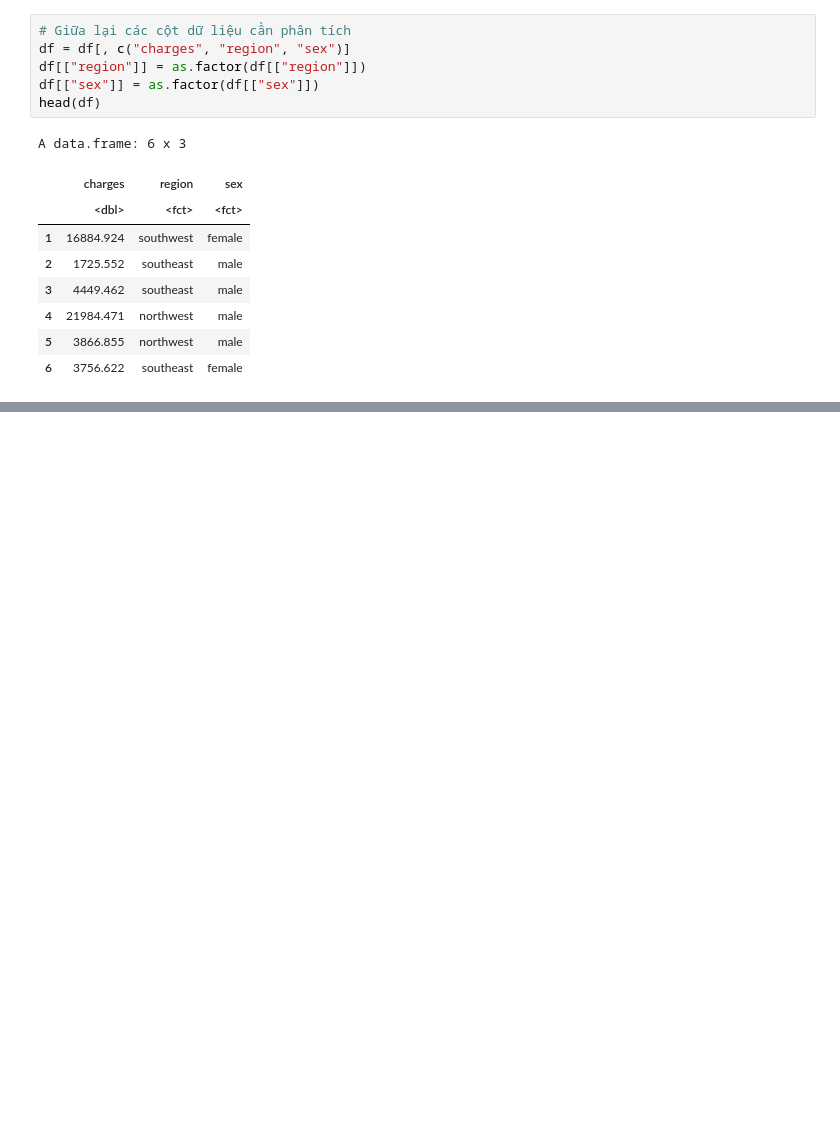
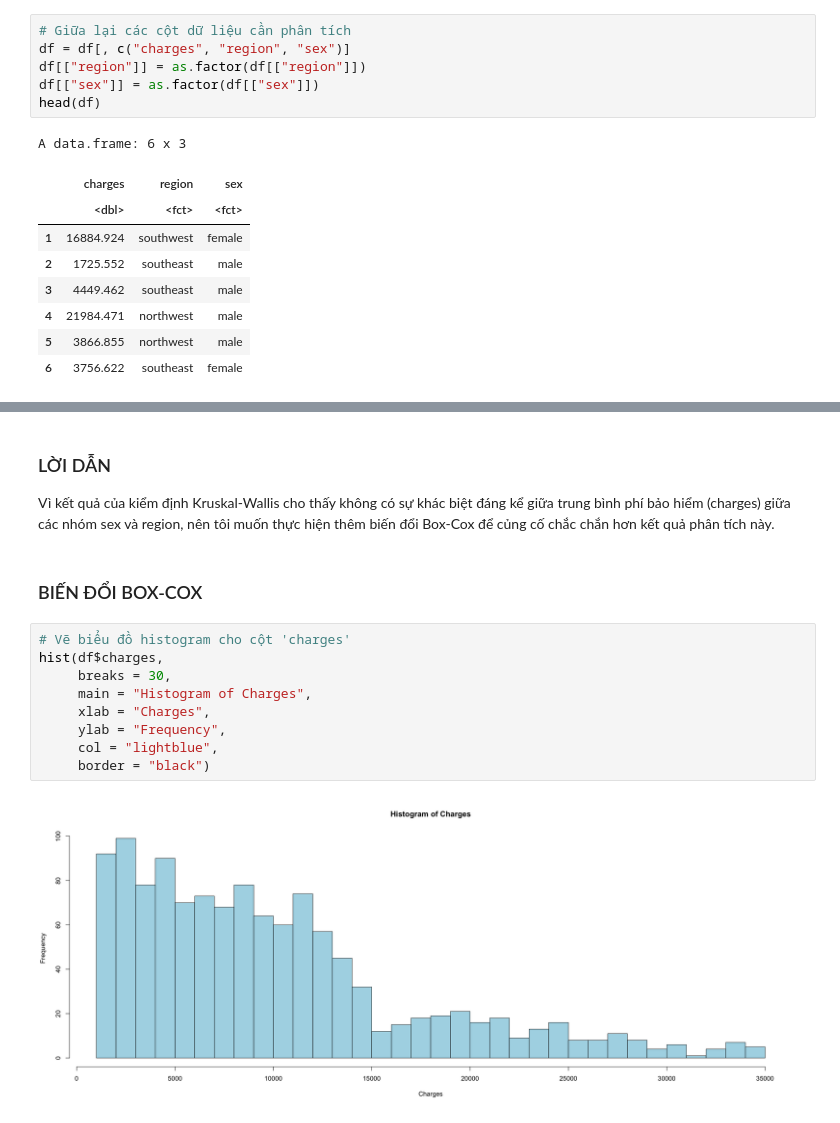
Before and after one commit to HoaPham119/Master, a Jupyter notebook: Mo_hinh_hoa_thong_ke/PhamThiHoa-anova-2factors/PhamThiHoa.ipynb, the cells around one changed output, grey strips where cells are left out. Cells and saved outputs as stored; diff of their text form; blank space fills up the shorter version.

```diff
--- a/Mo_hinh_hoa_thong_ke/PhamThiHoa-anova-2factors/PhamThiHoa.ipynb
+++ b/Mo_hinh_hoa_thong_ke/PhamThiHoa-anova-2factors/PhamThiHoa.ipynb
@@ -176,0 +313,16 @@ legend("topleft", legend = levels(df$region), col = 1:4, lwd = 2, bty = "n", tit
+# %% [markdown]
+### LỜI DẪN
+Vì kết quả của kiểm định Kruskal-Wallis cho thấy không có sự khác biệt đáng kể giữa trung bình phí bảo hiểm (charges) giữa các nhóm sex và region, nên tôi muốn thực hiện thêm biến đổi Box-Cox để củng cố chắc chắn hơn kết quả phân tích này.
+# %% [markdown]
+### BIẾN ĐỔI BOX-COX
+# %%
+# Vẽ biểu đồ histogram cho cột 'charges'
+hist(df$charges,
+     breaks = 30,
+     main = "Histogram of Charges",
+     xlab = "Charges",
+     ylab = "Frequency",
+     col = "lightblue",
+     border = "black")
+# %% [output]
+[figure, added]
```
Also changed, not shown: parts of 38 cells of this notebook, 2 other files.
